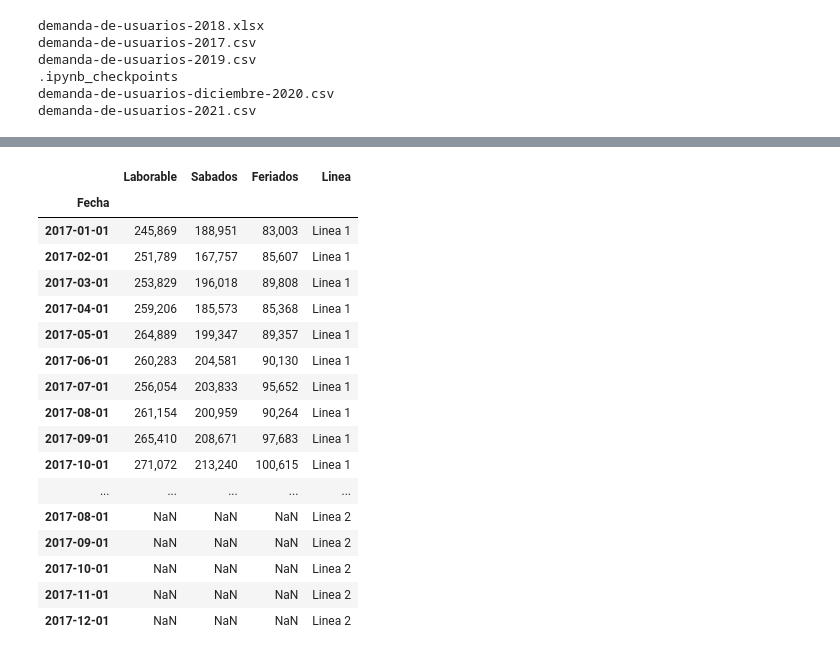
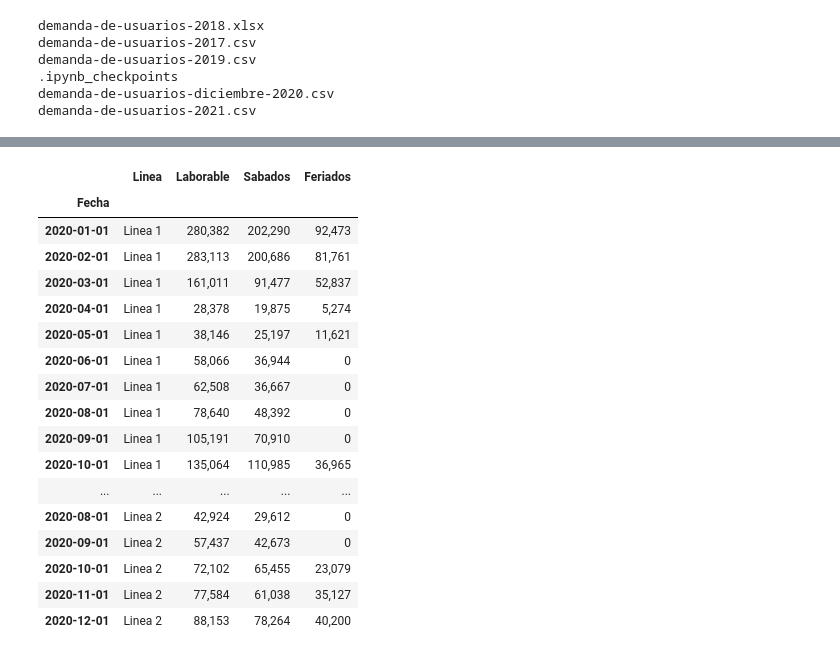
Before and after one commit to PabloJRW/metro-de-panama, a Jupyter notebook: preprocessing.ipynb, the cells around one changed output, grey strips where cells are left out. Cells and saved outputs as stored; diff of their text form; code cells hidden in the pictures.

```diff
--- a/preprocessing.ipynb
+++ b/preprocessing.ipynb
@@ -195,6 +289,6 @@ def rename_columns(df):
 
     return df
 # %%
-ass= rename_columns(dem2017)
-ass
+dem2020= rename_columns(dem2020)
+dem2020
 # %% [output]
@@ -218,37 +312,40 @@ ass
 # %%
 def datetime_transformer(df):
+    """ Une las columnas año y mes y las convierte a tipo datetime"""
+
     meses={'enero':'1', 'febrero':'2', 'marzo':'3',
            'abril':'4', 'mayo':'5', 'junio':'6',
-          'julio':'7', 'agosto':'8', 'septiembre':'9',
-           'octubre':'10', 'noviembre':'11', 'diciembre':'12'}
+           'julio':'7', 'agosto':'8', 'septiembre':'9',
+           'octubre':'10', 'noviembre':'11', 'diciembre':'12'
+          }
 
     df['Mes'] = df['Mes'].apply(lambda x: x.strip().lower())
     df['Mes'] = df['Mes'].map(meses)
     df['Fecha'] = df['Anio']+"-"+df['Mes']
     df.drop(['Mes','Anio'], axis=1, inplace=True)
-    df['Fecha'] = df['Fecha'].apply(lambda x: datetime.datetime.strptime(x, "%Y-%m"))
+    df['Fecha'] = df['Fecha'].apply(lambda x: dt.datetime.strptime(x, "%Y-%m"))
     df.set_index('Fecha', inplace=True)
 
     return df
 # %%
-a=datetime_transformer(ass)
-a
+dem2020=datetime_transformer(ass)
+dem2020
 # %% [output]
-|  | Laborable | Sabados | Feriados | Linea |
+|  | Linea | Laborable | Sabados | Feriados |
 | Fecha |  |  |  |  |
-| 2017-01-01 | 245,869 | 188,951 | 83,003 | Linea 1 |
-| 2017-02-01 | 251,789 | 167,757 | 85,607 | Linea 1 |
-| 2017-03-01 | 253,829 | 196,018 | 89,808 | Linea 1 |
-| 2017-04-01 | 259,206 | 185,573 | 85,368 | Linea 1 |
-| 2017-05-01 | 264,889 | 199,347 | 89,357 | Linea 1 |
-| 2017-06-01 | 260,283 | 204,581 | 90,130 | Linea 1 |
-| 2017-07-01 | 256,054 | 203,833 | 95,652 | Linea 1 |
-| 2017-08-01 | 261,154 | 200,959 | 90,264 | Linea 1 |
-| 2017-09-01 | 265,410 | 208,671 | 97,683 | Linea 1 |
-| 2017-10-01 | 271,072 | 213,240 | 100,615 | Linea 1 |
+| 2020-01-01 | Linea 1 | 280,382 | 202,290 | 92,473 |
+| 2020-02-01 | Linea 1 | 283,113 | 200,686 | 81,761 |
+| 2020-03-01 | Linea 1 | 161,011 | 91,477 | 52,837 |
+| 2020-04-01 | Linea 1 | 28,378 | 19,875 | 5,274 |
+| 2020-05-01 | Linea 1 | 38,146 | 25,197 | 11,621 |
+| 2020-06-01 | Linea 1 | 58,066 | 36,944 | 0 |
+| 2020-07-01 | Linea 1 | 62,508 | 36,667 | 0 |
+| 2020-08-01 | Linea 1 | 78,640 | 48,392 | 0 |
+| 2020-09-01 | Linea 1 | 105,191 | 70,910 | 0 |
+| 2020-10-01 | Linea 1 | 135,064 | 110,985 | 36,965 |
 | ... | ... | ... | ... | ... |
-| 2017-08-01 | NaN | NaN | NaN | Linea 2 |
-| 2017-09-01 | NaN | NaN | NaN | Linea 2 |
-| 2017-10-01 | NaN | NaN | NaN | Linea 2 |
-| 2017-11-01 | NaN | NaN | NaN | Linea 2 |
-| 2017-12-01 | NaN | NaN | NaN | Linea 2 |
+| 2020-08-01 | Linea 2 | 42,924 | 29,612 | 0 |
+| 2020-09-01 | Linea 2 | 57,437 | 42,673 | 0 |
+| 2020-10-01 | Linea 2 | 72,102 | 65,455 | 23,079 |
+| 2020-11-01 | Linea 2 | 77,584 | 61,038 | 35,127 |
+| 2020-12-01 | Linea 2 | 88,153 | 78,264 | 40,200 |
```
Also changed, not shown: parts of 16 cells of this notebook, 8 other files.
